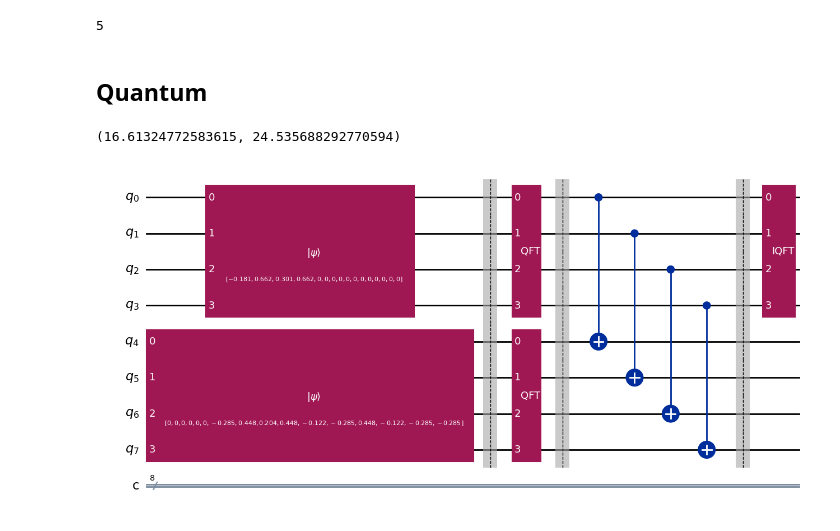
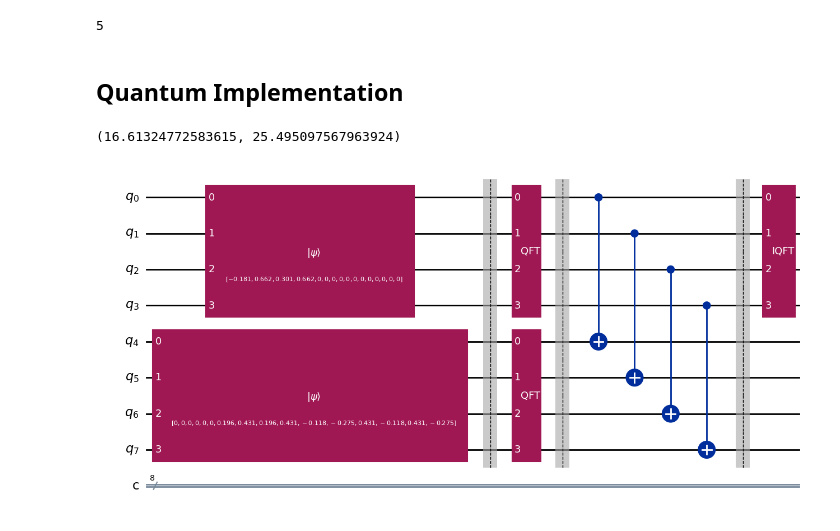
Before and after one commit to KTong821/ece405c-presentation, a Jupyter notebook: presentation.ipynb, the cells around one changed output. Saved outputs shown, nothing was run; the diff lists cells and outputs as text; code cells hidden in the pictures.

```diff
--- a/presentation.ipynb
+++ b/presentation.ipynb
@@ -21,14 +30,23 @@ mapping = {
     "G": -7,
     "T": 11
 }
+# %%
+# Helpers to encode text or key into a list of numbers
+def encode_key(key, mapping, text_len, key_len):
+    return np.array([mapping[c] for c in key] + ([0] * (2 * (text_len - key_len))))
+
+def encode_text(text, mapping, text_len, key_len):
+    return np.array(([0] * (text_len - key_len)) + [mapping[c] for c in text[::-1] if c != "_"])
 # %%
-key_enc = np.array([mapping[c] for c in key] + ([0] * (2 * (n - m))))
+# Encode key and text
+key_enc = encode_key(key, mapping, n, m)
+text_enc = encode_text(text, mapping, n, m)
+
 # key_1_enc = np.array([mapping[c] for c in key_1] + ([0] * (2 * (n - m))))
 
 # key_enc = key_enc + key_1_enc
 
-text_enc = np.array(([0] * (n - m)) + [mapping[c] for c in text[::-1] if c != "_"])
-
+# Veryify length of encodings matches
 l = (2 * n) - m
 assert len(key_enc) == len(text_enc) == l
 (key_enc, text_enc)
@@ -68,7 +93,7 @@ text.find(key)
 # %% [output]
 5
 # %% [markdown]
-## Quantum
+## Quantum Implementation
 # %%
 from qiskit import QuantumCircuit
 from qiskit.primitives import StatevectorSampler, Estimator
@@ -80,40 +107,52 @@ from qiskit_aer.primitives import Sampler as AerSampler
 # %%
+# Using the encodings from the Classical section, we compute their norms
+# since the signals must be normalized to be encoded in quantum states.
+
 key_norm = np.linalg.norm(key_enc)
 text_norm = np.linalg.norm(text_enc)
 
 (key_norm, text_norm)
 # %% [output]
-(16.61324772583615, 24.535688292770594)
+(16.61324772583615, 25.495097567963924)
 # %%
-qubits = math.ceil(math.log2(l))
-qc = QuantumCircuit(2 * qubits, 2 * qubits)
+def make_string_match_circuit(text_state, key_state, measure=False):
+    l = len(key_state)
+    assert(len(key_state) == len(text_state))
 
-# Initialize with polynomial encoding
-qc.initialize(key_enc / key_norm, range(qubits))
-qc.initialize(text_enc / text_norm, range(qubits, 2 * qubits))
-qc.barrier()
+    qubits = math.ceil(math.log2(l))
+    qc = QuantumCircuit(2 * qubits, 2 * qubits)
 
-# Apply QFT
-key_qft = QFT(qubits)
-text_qft = QFT(qubits)
+    # Initialize with polynomial encoding
+    qc.initialize(key_state, range(qubits))
+    qc.initialize(text_state, range(qubits, 2 * qubits))
+    qc.barrier()
 
-qc.append(key_qft, range(qubits))
-qc.append(text_qft, range(qubits, 2 * qubits))
-qc.barrier()
+    # Apply QFT
+    key_qft = QFT(qubits)
+    text_qft = QFT(qubits)
 
-# Elementwise amplitude multiplication
-for i in range(qubits):
-    qc.cx(i, i + qubits)
+    qc.append(key_qft, range(qubits))
+    qc.append(text_qft, range(qubits, 2 * qubits))
+    qc.barrier()
 
-# qc.measure(range(qubits, 2 * qubits), range(qubits, 2 * qubits))
-qc.barrier()
+    # Elementwise amplitude multiplication
+    for i in range(qubits):
+        qc.cx(i, i + qubits)
 
-# Inverse QFT
-iqft = QFT(qubits, inverse=True)
-qc.append(iqft, range(qubits))
+    if measure:
+        qc.measure(range(qubits, 2 * qubits), range(qubits, 2 * qubits))
+    qc.barrier()
 
-# qc.measure(range(qubits), range(qubits))
+    # Inverse QFT
+    iqft = QFT(qubits, inverse=True)
+    qc.append(iqft, range(qubits))
 
+    if measure:
+        qc.measure(range(qubits), range(qubits))
+
+    return qc
+
+qc = make_string_match_circuit(text_enc / text_norm, key_enc / key_norm)
 qc.draw('mpl', fold=30)
 # %% [output]
-[figure, old version]
+[figure, new version]
```
Also changed, not shown: parts of 49 cells of this notebook, 2 other files.
